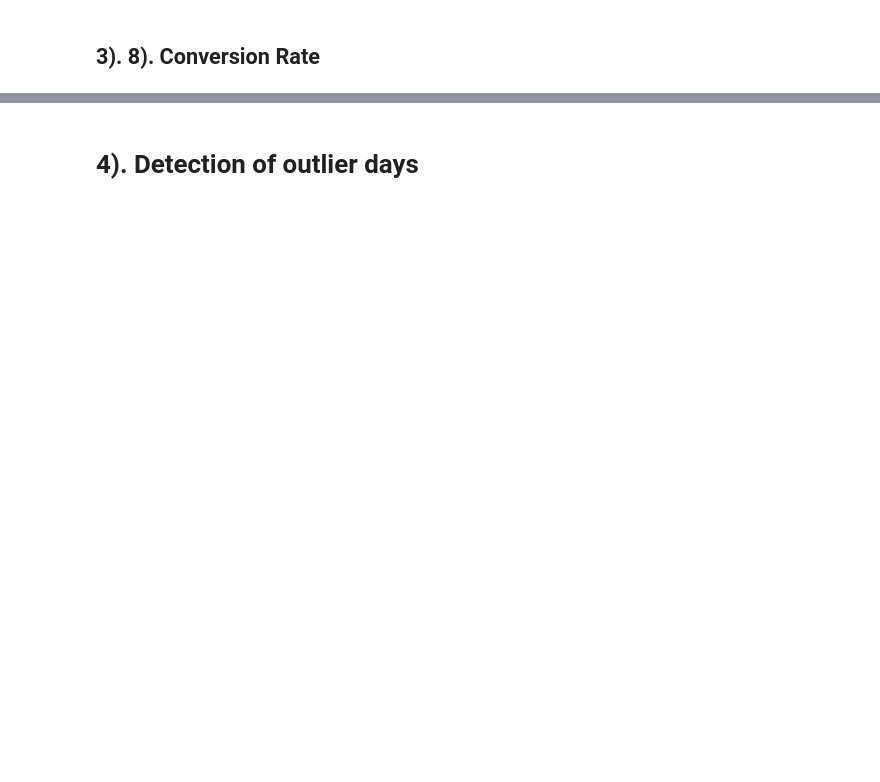
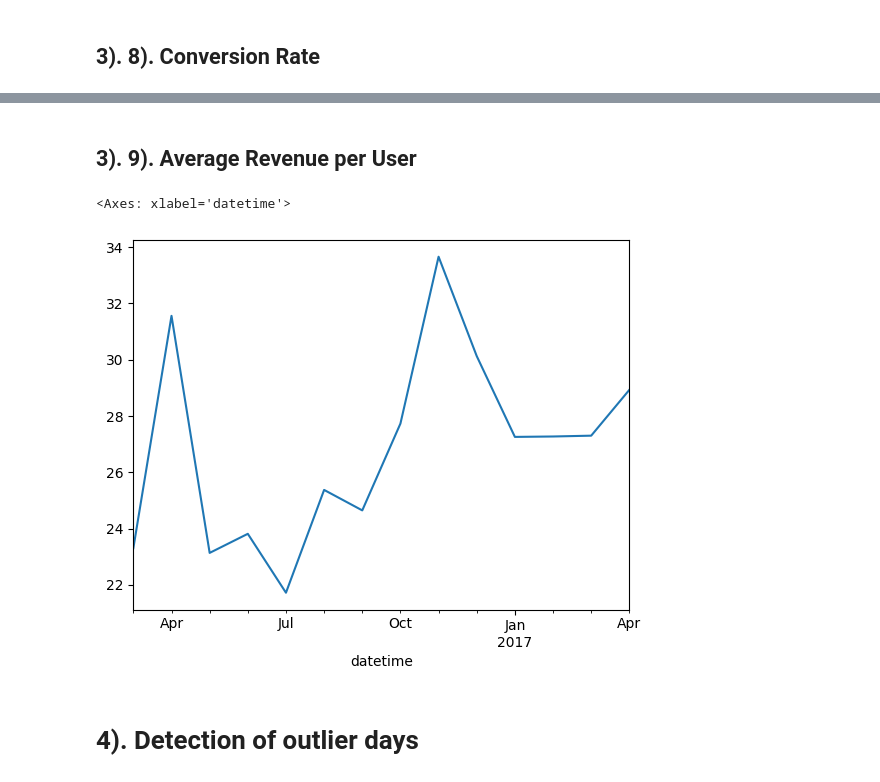
Before and after one commit to elissamim/e_commerce_traffic, a Jupyter notebook: notebooks/revenue_analysis.ipynb, the cells around one changed output, grey strips where cells are left out. Cells and saved outputs as stored; diff of their text form; code cells hidden in the pictures; blank space fills up the shorter version.

```diff
--- a/notebooks/revenue_analysis.ipynb
+++ b/notebooks/revenue_analysis.ipynb
@@ -509,3 +753,35 @@ price_volume_effects(df_pv, list_products)
+# %% [markdown]
+## 3). 9). Average Revenue per User
+# %%
+df_aru = (
+    df[df["Event type"] == "Sales"].copy(deep=True)
+).rename(columns={"Product Price": "price", "Product quantity": "quantity"})
+
+# Keep relevant columns
+df_aru = df_aru[["datetime", "User ID", "price", "quantity"]]
+
+# Convert datetime column to proper datetime
+df_aru["datetime"] = pd.to_datetime(df_aru["datetime"])
+
+# Convert to month start to group by month
+df_aru["datetime"] = df_aru["datetime"].dt.to_period("M").dt.to_timestamp()
+
+# Compute revenue
+df_aru["revenue"] = df_aru["price"] * df_aru["quantity"]
+
+# Group by month
+df_aru = df_aru.groupby("datetime").agg({
+    "User ID": "nunique",
+    "revenue": "sum"
+})
+
+# Compute average revenue per unique user (ARU)
+df_aru["aru"] = df_aru["revenue"] / df_aru["User ID"]
+
+df_aru["aru"].plot()
+# %% [output]
+<Axes: xlabel='datetime'>
+[figure, added]
 # %% [markdown]
 # 4). Detection of outlier days
 # %%
```
Also changed, not shown: parts of 49 cells of this notebook, 1 other file.
